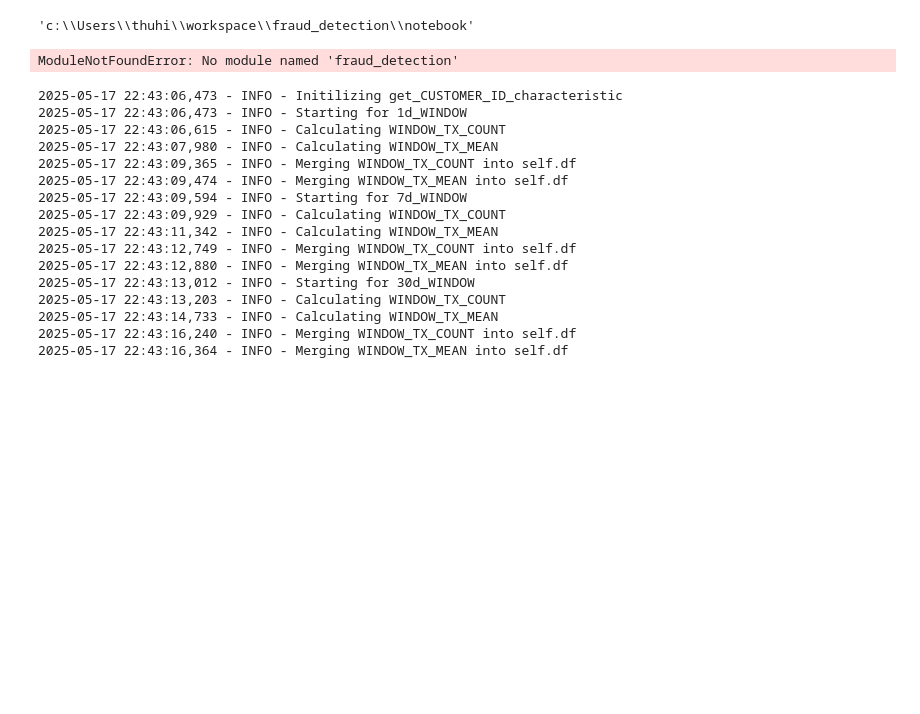
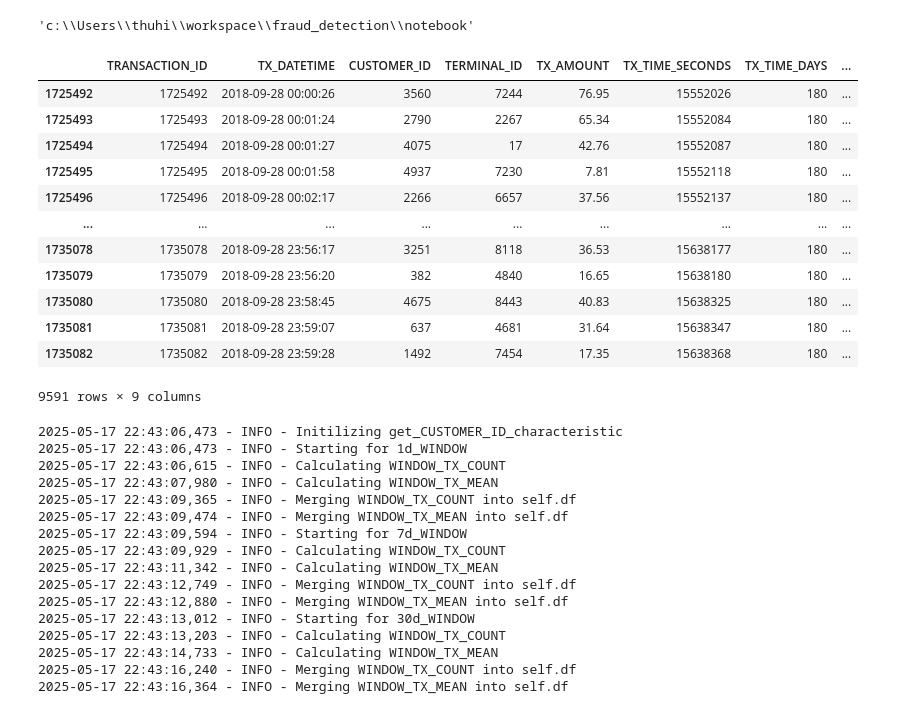
Before and after one commit to mickiem123/fraud_detection, a Jupyter notebook: notebook/EDA.ipynb, the cells around one changed output. Drawn from its saved outputs; the diff is of its cells as text; code cells hidden in the pictures; blank space fills up the shorter version.

```diff
--- a/notebook/EDA.ipynb
+++ b/notebook/EDA.ipynb
@@ -16,9 +16,23 @@ os.getcwd()
 # %% [output]
 'c:\\Users\\thuhi\\workspace\\fraud_detection\\notebook'
 # %%
-from fraud_detection.src.utils import setup_logger
+
+import pandas as pd
+pd.read_pickle(rf"C:\Users\thuhi\workspace\fraud_detection\data\raw_data\2018-09-28.pkl")
 # %% [output]
+|  | TRANSACTION_ID | TX_DATETIME | CUSTOMER_ID | TERMINAL_ID | TX_AMOUNT | TX_TIME_SECONDS | TX_TIME_DAYS | ... |
+| 1725492 | 1725492 | 2018-09-28 00:00:26 | 3560 | 7244 | 76.95 | 15552026 | 180 | ... |
+| 1725493 | 1725493 | 2018-09-28 00:01:24 | 2790 | 2267 | 65.34 | 15552084 | 180 | ... |
+| 1725494 | 1725494 | 2018-09-28 00:01:27 | 4075 | 17 | 42.76 | 15552087 | 180 | ... |
+| 1725495 | 1725495 | 2018-09-28 00:01:58 | 4937 | 7230 | 7.81 | 15552118 | 180 | ... |
+| 1725496 | 1725496 | 2018-09-28 00:02:17 | 2266 | 6657 | 37.56 | 15552137 | 180 | ... |
+| ... | ... | ... | ... | ... | ... | ... | ... | ... |
+| 1735078 | 1735078 | 2018-09-28 23:56:17 | 3251 | 8118 | 36.53 | 15638177 | 180 | ... |
+| 1735079 | 1735079 | 2018-09-28 23:56:20 | 382 | 4840 | 16.65 | 15638180 | 180 | ... |
+| 1735080 | 1735080 | 2018-09-28 23:58:45 | 4675 | 8443 | 40.83 | 15638325 | 180 | ... |
+| 1735081 | 1735081 | 2018-09-28 23:59:07 | 637 | 4681 | 31.64 | 15638347 | 180 | ... |
+| 1735082 | 1735082 | 2018-09-28 23:59:28 | 1492 | 7454 | 17.35 | 15638368 | 180 | ... |
-ModuleNotFoundError: No module named 'fraud_detection'
+9591 rows × 9 columns
 # %%
 
 df = pd.DataFrame()
```
Also changed, not shown: parts of 1 cell of this notebook, 11 other files.
